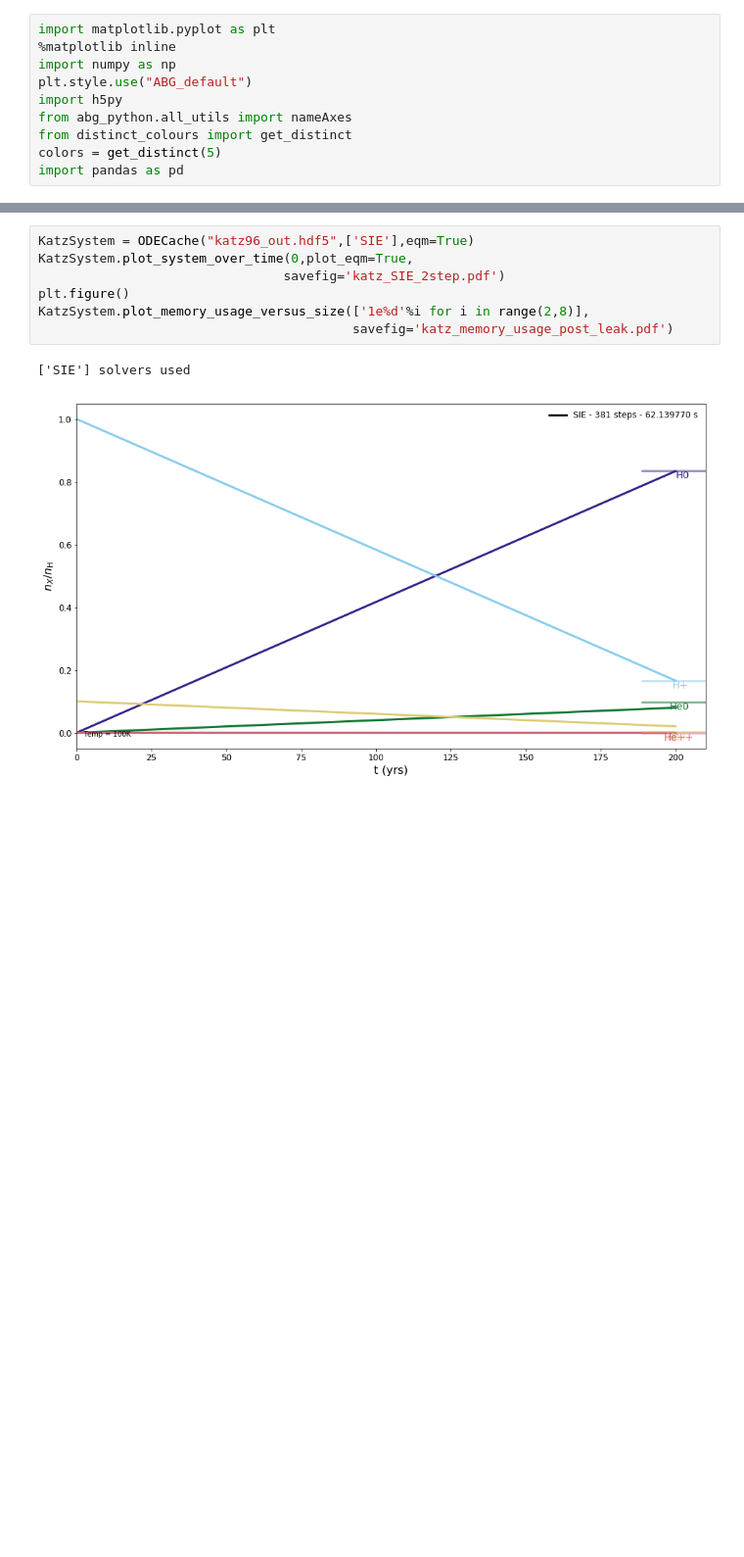
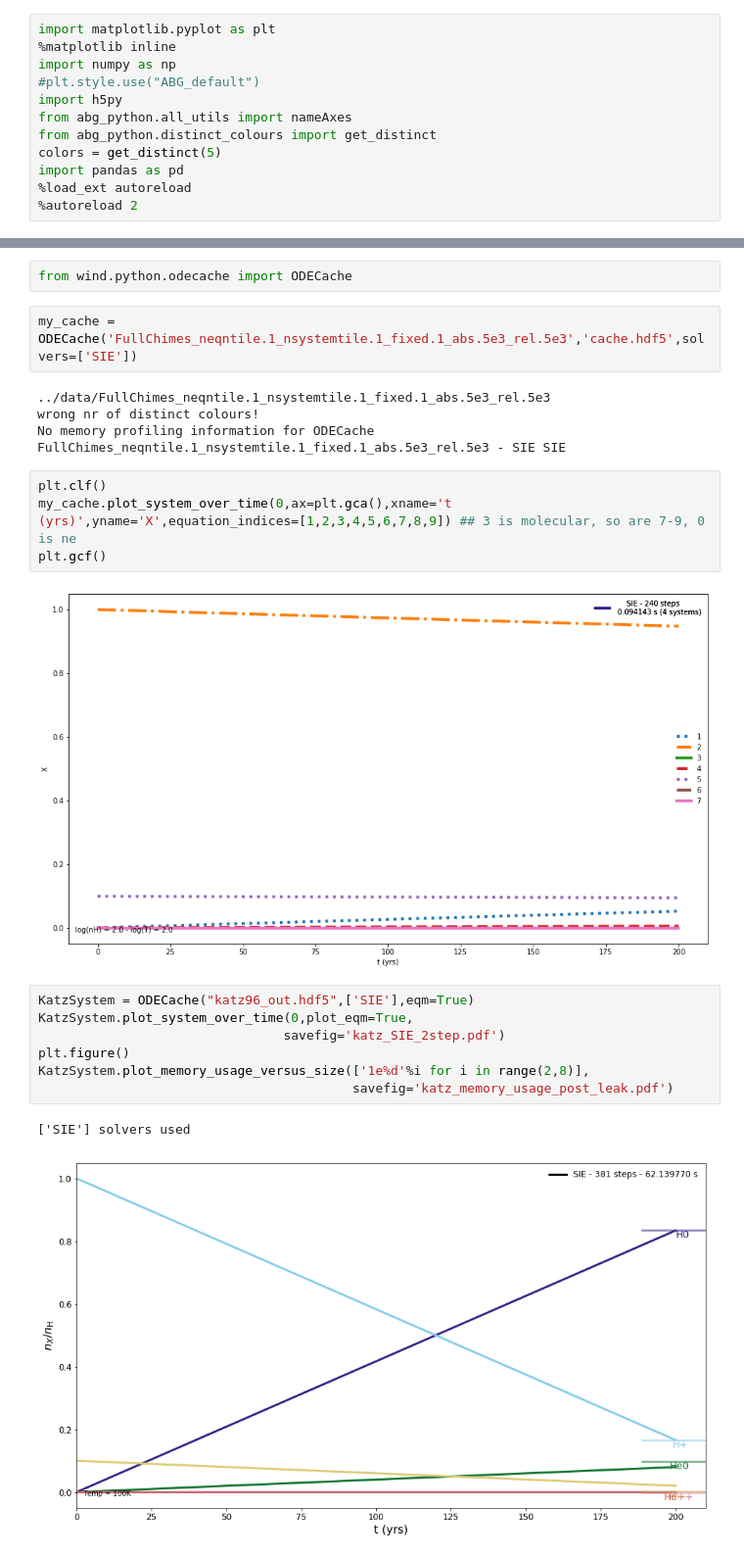
Before and after one commit to agurvich/WIND, a Jupyter notebook: ntbks/PlotScratch.ipynb, the cells around one changed output, grey strips where cells are left out. Shown at 98% size. Cells and saved outputs as stored; diff of their text form; blank space fills up the shorter version.

```diff
--- a/ntbks/PlotScratch.ipynb
+++ b/ntbks/PlotScratch.ipynb
@@ -2,9 +2,11 @@
 import matplotlib.pyplot as plt
 %matplotlib inline
 import numpy as np
-plt.style.use("ABG_default")
+#plt.style.use("ABG_default")
 import h5py
 from abg_python.all_utils import nameAxes
-from distinct_colours import get_distinct
+from abg_python.distinct_colours import get_distinct
 colors = get_distinct(5)
 import pandas as pd
+%load_ext autoreload
+%autoreload 2
@@ -137,3 +13,17 @@ class ODECache(object):
+# %%
+from wind.python.odecache import ODECache
+# %%
+my_cache = ODECache('FullChimes_neqntile.1_nsystemtile.1_fixed.1_abs.5e3_rel.5e3','cache.hdf5',solvers=['SIE'])
+# %% [output]
+../data/FullChimes_neqntile.1_nsystemtile.1_fixed.1_abs.5e3_rel.5e3
+wrong nr of distinct colours!
+No memory profiling information for ODECache FullChimes_neqntile.1_nsystemtile.1_fixed.1_abs.5e3_rel.5e3 - SIE SIE
+# %%
+plt.clf()
+my_cache.plot_system_over_time(0,ax=plt.gca(),xname='t (yrs)',yname='X',equation_indices=[1,2,3,4,5,6,7,8,9]) ## 3 is molecular, so are 7-9, 0 is ne
+plt.gcf()
+# %% [output]
+[figure, added]
 # %%
 KatzSystem = ODECache("katz96_out.hdf5",['SIE'],eqm=True)
 KatzSystem.plot_system_over_time(0,plot_eqm=True,
```
Also changed, not shown: parts of 1 cell of this notebook, 4 other files.
